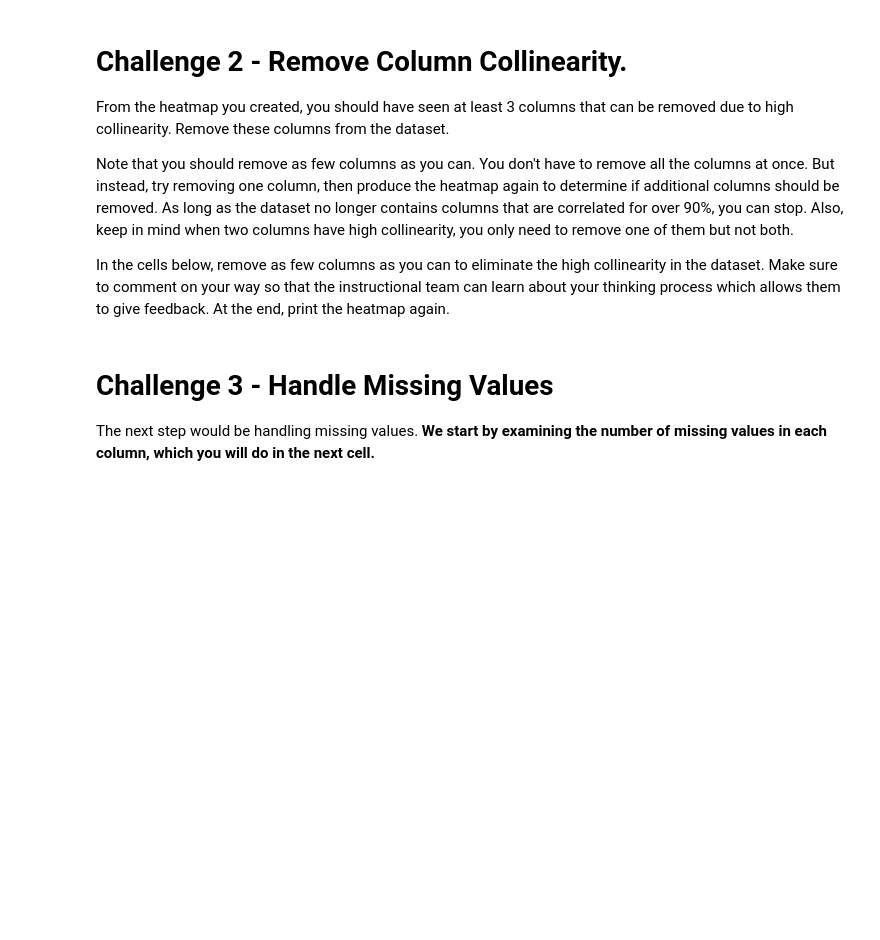
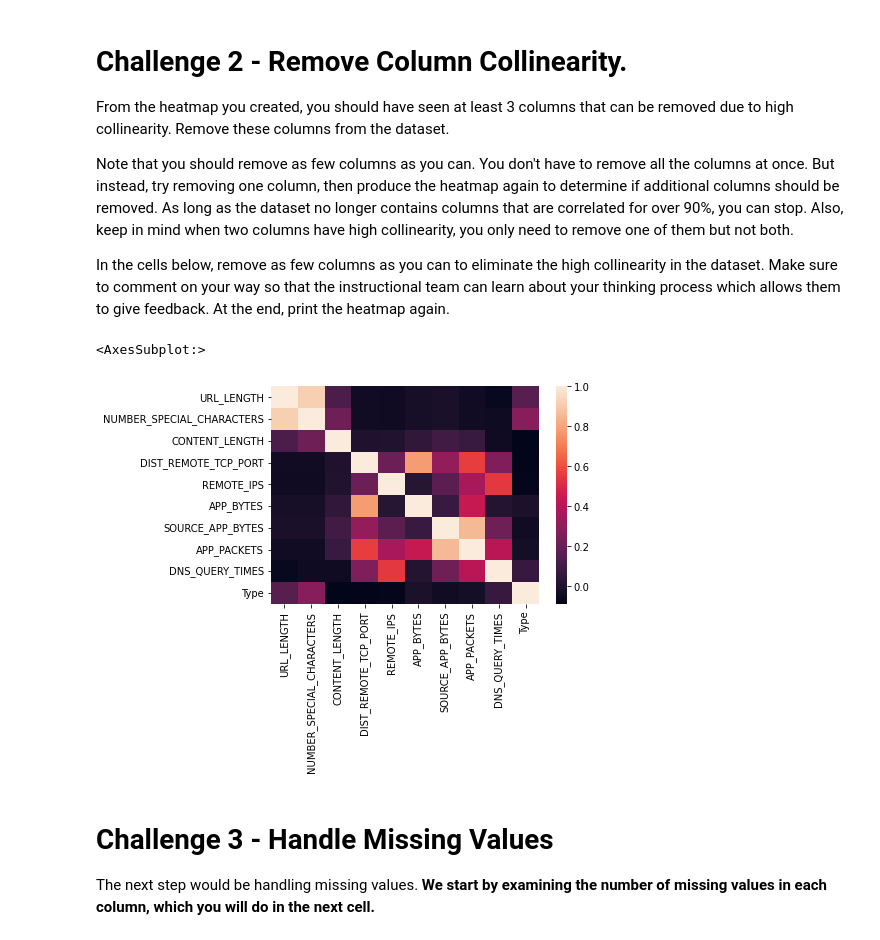
Before and after one commit to napoleonthevitzla/dataptmad1121_labs, a Jupyter notebook: module-3/supervised-learning/your-code/main.ipynb, the cells around one changed output. Drawn from its saved outputs; the diff is of its cells as text; code cells hidden in the pictures; blank space fills up the shorter version.

```diff
--- a/module-3/supervised-learning/your-code/main.ipynb
+++ b/module-3/supervised-learning/your-code/main.ipynb
@@ -72,5 +136,14 @@ From the heatmap you created, you should have seen at least 3 columns that can b
 Note that you should remove as few columns as you can. You don't have to remove all the columns at once. But instead, try removing one column, then produce the heatmap again to determine if additional columns should be removed. As long as the dataset no longer contains columns that are correlated for over 90%, you can stop. Also, keep in mind when two columns have high collinearity, you only need to remove one of them but not both.
 
 In the cells below, remove as few columns as you can to eliminate the high collinearity in the dataset. Make sure to comment on your way so that the instructional team can learn about your thinking process which allows them to give feedback. At the end, print the heatmap again.
+# %%
+# Your code here
+
+websites.drop(labels=['SOURCE_APP_PACKETS', 'REMOTE_APP_PACKETS', 'TCP_CONVERSATION_EXCHANGE', 'REMOTE_APP_BYTES'], inplace=True, axis=1)
 # %%
-# Your code here
+# Your comment here
+
+sns.heatmap(websites.corr())
+# %% [output]
+<AxesSubplot:>
+[figure, added]
```
Also changed, not shown: parts of 6 cells of this notebook.
